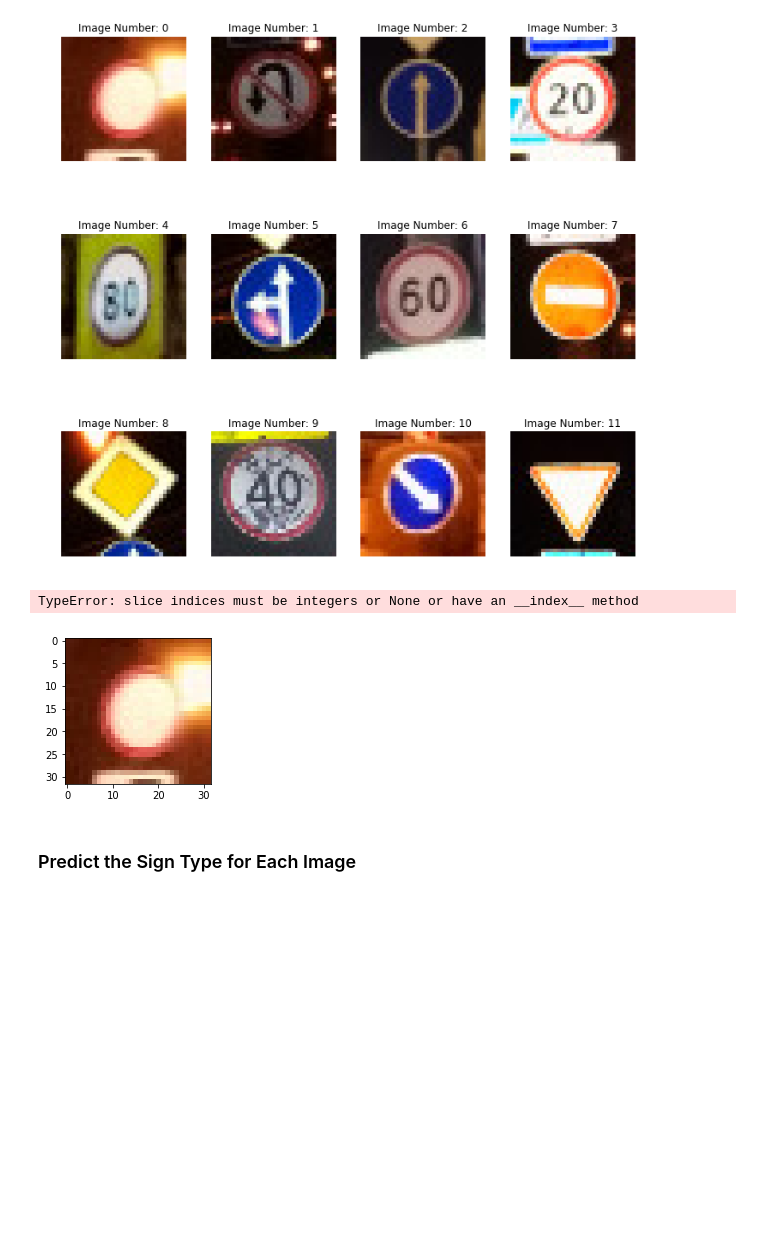
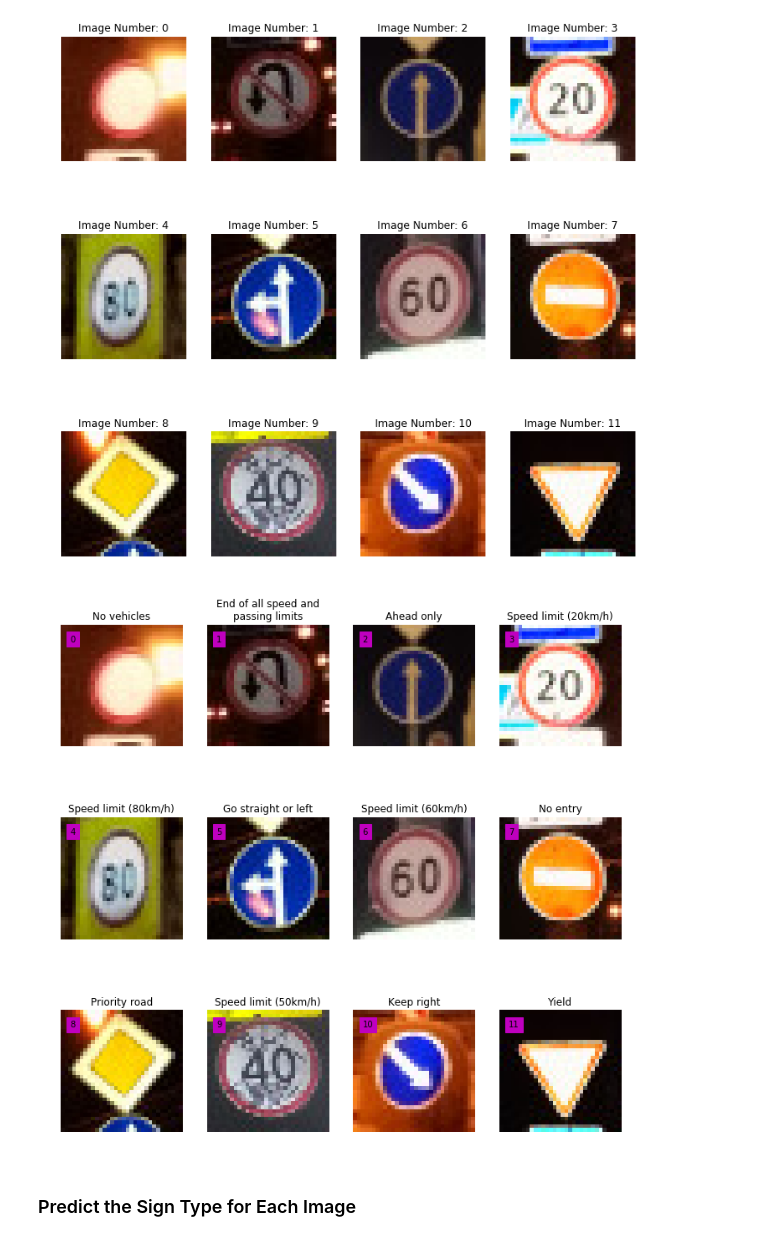
Before and after one commit to ChristianSAW/Traffic-Sign-Classifier, a Jupyter notebook: Traffic_Sign_Classifier.ipynb, the cells around one changed output. Cells and saved outputs as stored; diff of their text form; code cells hidden in the pictures; blank space fills up the shorter version.

Commit message:
Updated new_image section new imagevisualization

```diff
--- a/Traffic_Sign_Classifier.ipynb
+++ b/Traffic_Sign_Classifier.ipynb
@@ -1552,7 +1552,7 @@ def plotImg(X_data,width,height,subx,suby):
 
 def plotImg2(X_data, y_label, snData, width, height, subx, suby, wrapW = 0):
     if (wrapW == 0):
-        wrapW = math.floor(width/suby)
+        wrapW = math.floor(width/suby)*10
 
     plt.figure(figsize=(width, height))
     for i in range(len(X_data)):
@@ -1584,13 +1584,12 @@ y_new_img = np.array([15,32,35,0,5,37,3,17,12,2,38,13])
 # %%
 # Plot Labeled Images
 width, height = 12, 12
 subx, suby = 3, 4
-wrapW = 2.9
+wrapW = 25                # Must be an integer or None
 
 plotImg2(X_new_img, y_new_img, snData, width, height, subx, suby, wrapW)
 # %% [output]
-TypeError: slice indices must be integers or None or have an __index__ method
-[figure, old version]
+[figure, new version]
 # %% [markdown]
 ### Predict the Sign Type for Each Image
 # %%
```
